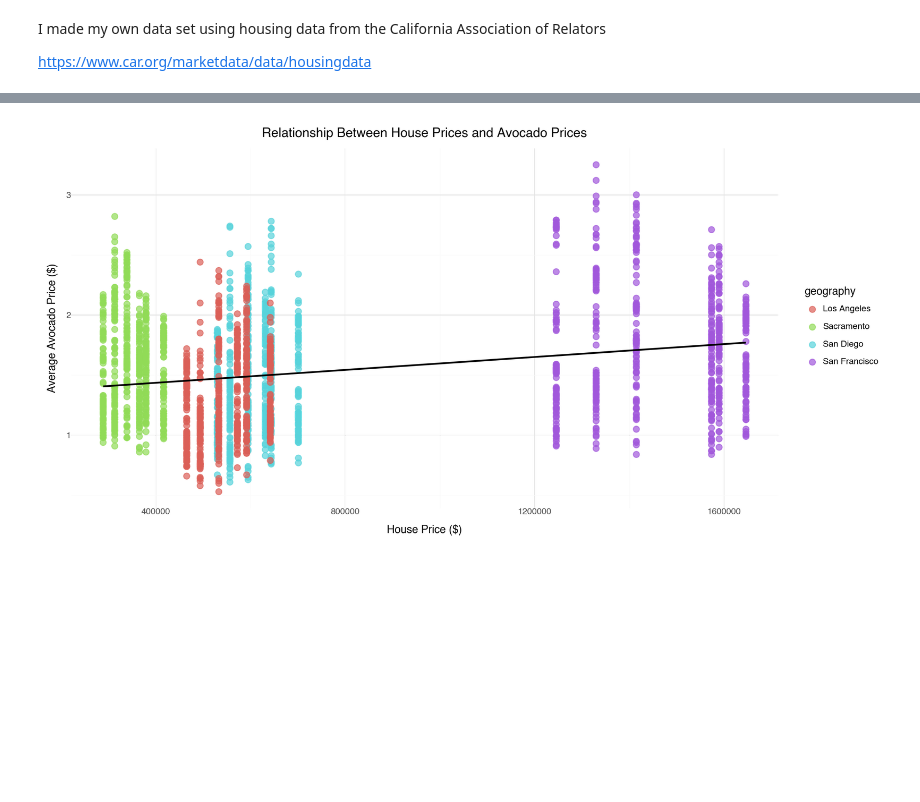
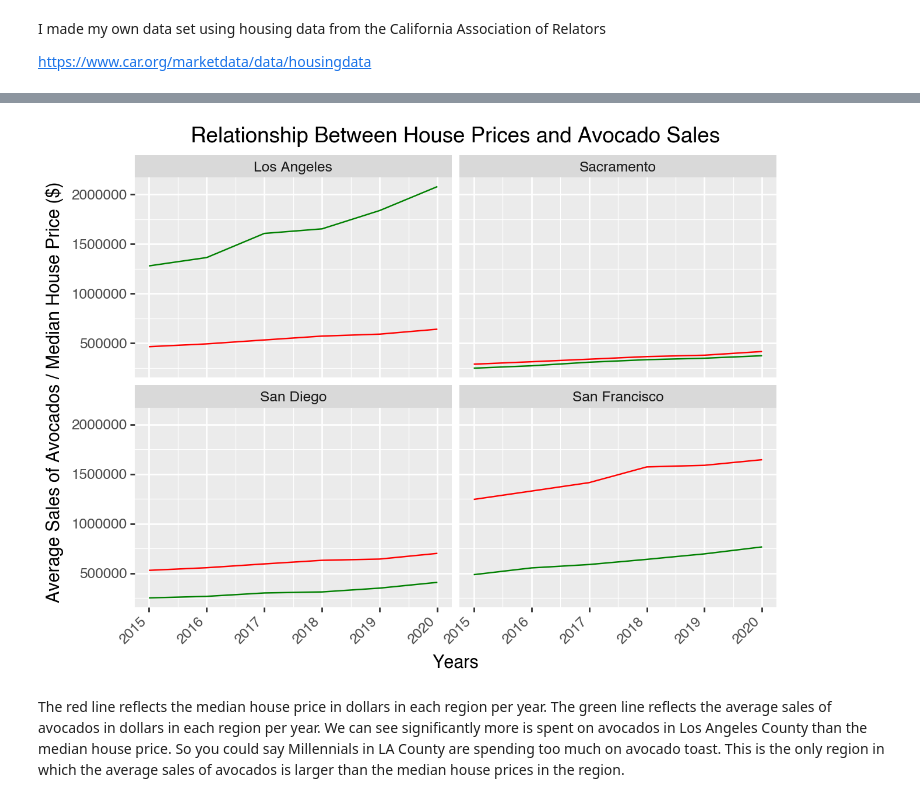
Before and after one commit to smilburn529/Lab-2, a Jupyter notebook: Lab-2.ipynb, the cells around one changed output, grey strips where cells are left out. Drawn from its saved outputs; the diff is of its cells as text; code cells hidden in the pictures; blank space fills up the shorter version.

```diff
--- a/Lab-2.ipynb
+++ b/Lab-2.ipynb
@@ -311,12 +315,13 @@ See the caveats in the documentation: https://pandas.pydata.org/pandas-docs/stab
-# %%
-(ggplot(test, aes(x='house_prices', y='average_price', color='geography')) +
-    geom_point(size=3, alpha=0.7) + \
-    geom_smooth(method='lm', se=False, color='black') + \
-    theme_minimal() + \
-    labs(title='Relationship Between House Prices and Avocado Prices',
-         x='House Price ($)',
-         y='Average Avocado Price ($)') + \
-    theme(figure_size=(12, 6))
-)
-# %% [output]
-[figure, removed]
+# %%
+(ggplot(california_avo_housing, aes(x='year'))
+ + geom_line(aes(y='house_prices'), color='red')
+ + geom_line(aes(y='mean_avocado_sales'), color='green')
+ + labs(title='Relationship Between House Prices and Avocado Sales',
+        y='Average Sales of Avocados / Median House Price ($)',
+        x='Years')
+ + theme(axis_text_x=element_text(rotation=45, hjust=1))
+ + facet_wrap('geography'))
+# %% [output]
+[figure, added]
+# %% [markdown]
+The red line reflects the median house price in dollars in each region per year. The green line reflects the average sales of avocados in dollars in each region per year. We can see significantly more is spent on avocados in Los Angeles County than the median house price. So you could say Millennials in LA County are spending too much on avocado toast. This is the only region in which the average sales of avocados is larger than the median house prices in the region.
```
Also changed, not shown: parts of 5 cells of this notebook.
